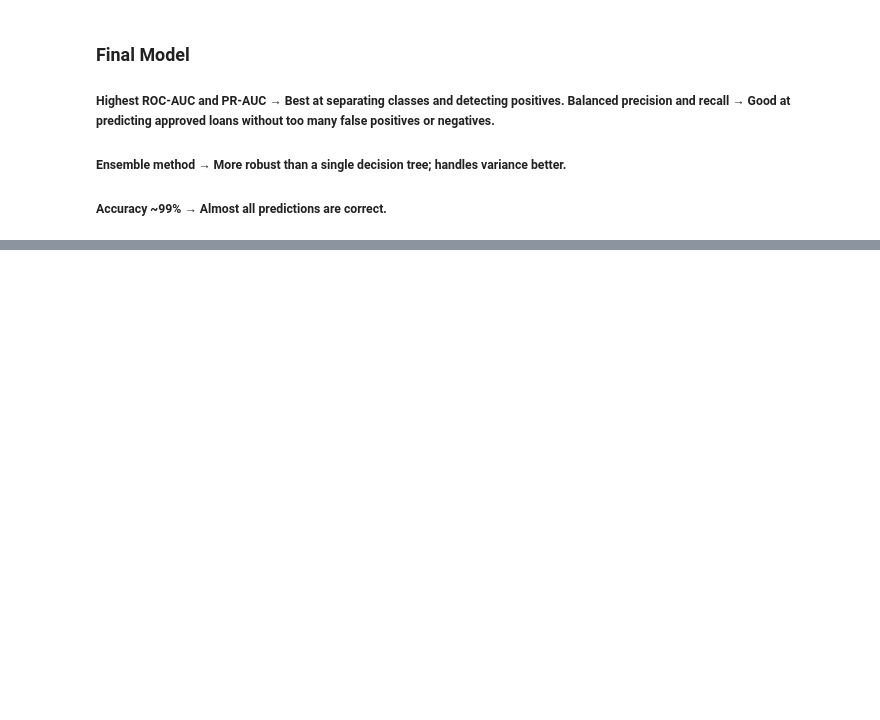
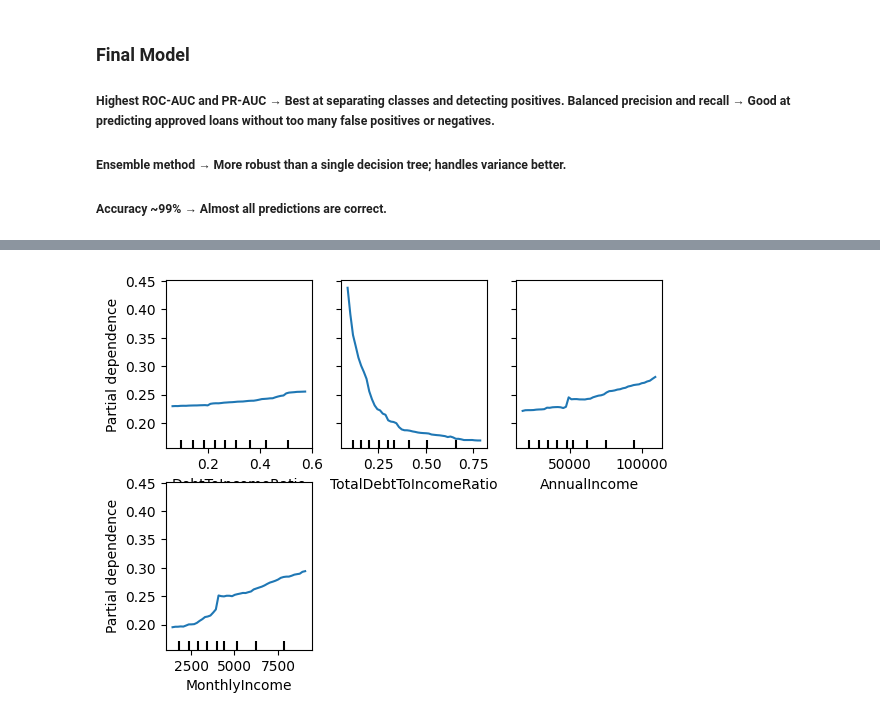
Before and after one commit to AbdulWahid026/ML_LoanApprovalPrediction-CreditRiskAnalysis, a Jupyter notebook: model.ipynb, the cells around one changed output, grey strips where cells are left out. Saved outputs shown, nothing was run; the diff lists cells and outputs as text; code cells hidden in the pictures; blank space fills up the shorter version.

```diff
--- a/model.ipynb
+++ b/model.ipynb
@@ -401,0 +421,12 @@ results_df
+# %%
+features_to_plot = ['DebtToIncomeRatio', 'TotalDebtToIncomeRatio', 'AnnualIncome','MonthlyIncome']
+
+PartialDependenceDisplay.from_estimator(
+    models['Random Forest'],
+    X_train,
+    features_to_plot,
+    kind='average',
+    grid_resolution=50)
+plt.show()
+# %% [output]
+[figure, added]
```
Also changed, not shown: parts of 4 cells of this notebook.
